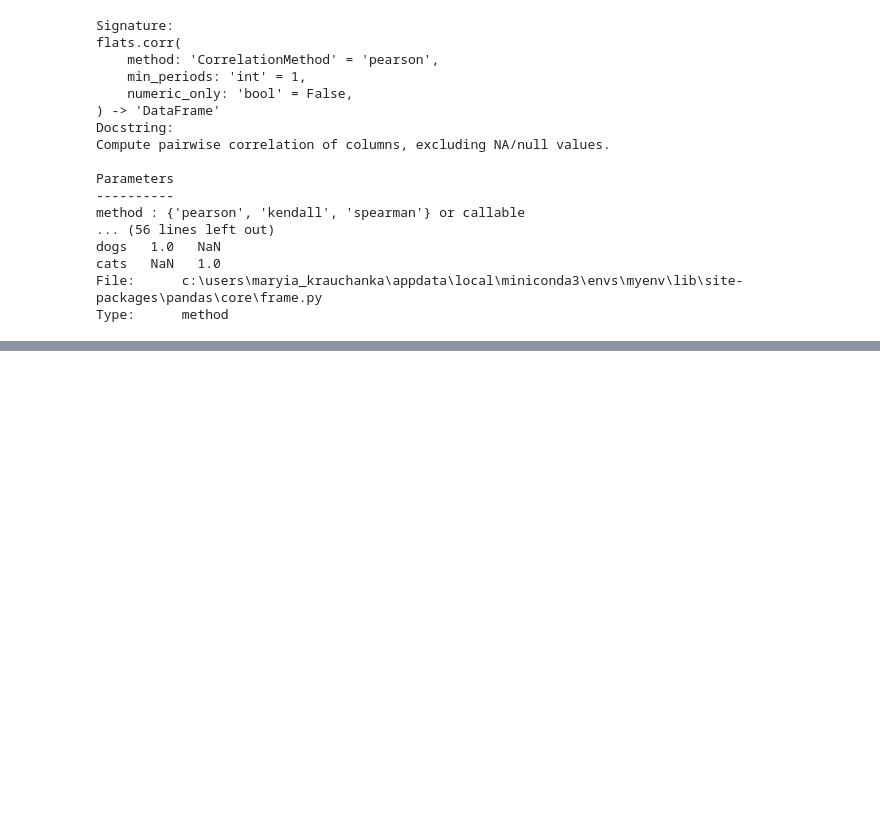
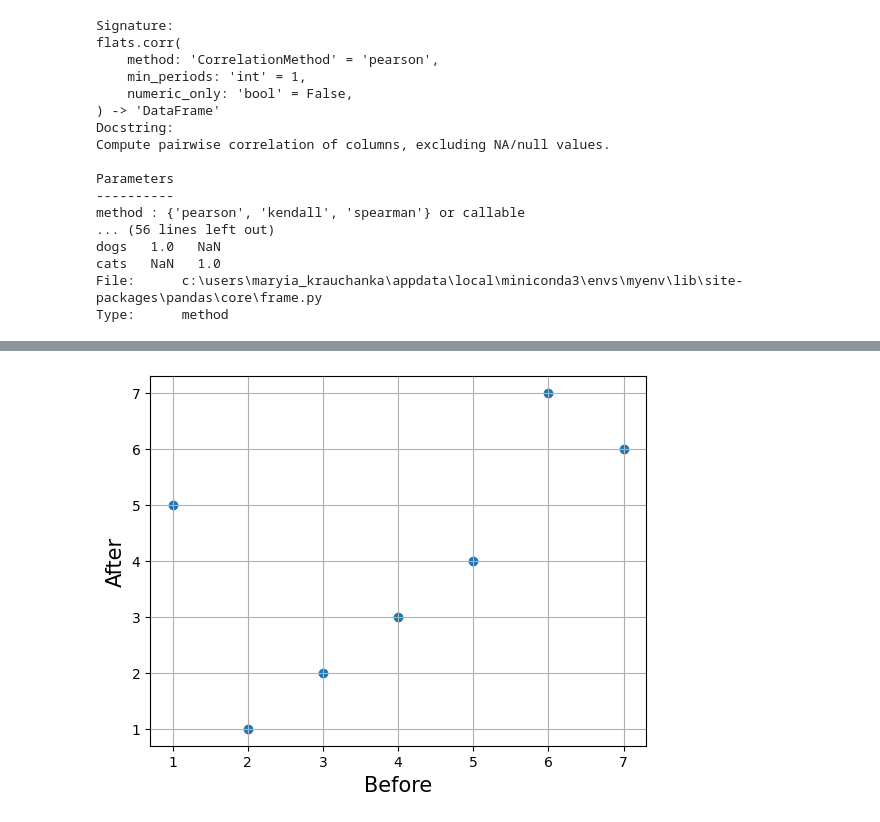
Before and after one commit to SENATOROVAI/Data-Science-For-Beginners-from-scratch-SENATOROV, a Jupyter notebook: python/lessons/sklearn.ipynb, the cells around one changed output, grey strips where cells are left out. Saved outputs shown, nothing was run; the diff lists cells and outputs as text; code cells hidden in the pictures; blank space fills up the shorter version.

```diff
--- a/python/lessons/sklearn.ipynb
+++ b/python/lessons/sklearn.ipynb
@@ -672,3 +688,15 @@ dogs   1.0   NaN
 cats   NaN   1.0
 File:      c:\users\maryia_krauchanka\appdata\local\miniconda3\envs\myenv\lib\site-packages\pandas\core\frame.py
 Type:      method
+# %%
+treatment = pd.DataFrame(
+    [[3, 2], [4, 3], [2, 1], [1, 5], [6, 7], [7, 6], [5, 4]],
+    columns=["Before", "After"],
+)
+
+treatment
+# Категориальные порядковые данные
+
+# Как уже было сказано, помимо количественных значений коэффициент Спирмена
+# способен измерить направление и силу взаимосвязи категориальных порядковых
+# значений
@@ -674,0 +712,8 @@ Type:      method
+# %%
+plt.scatter(treatment.Before, treatment.After)
+plt.xlabel("Before", fontsize=15)
+plt.ylabel("After", fontsize=15)
+plt.grid()
+plt.show()
+# %% [output]
+[figure, added]
```
Also changed, not shown: parts of 11 cells of this notebook, 3 other files.
